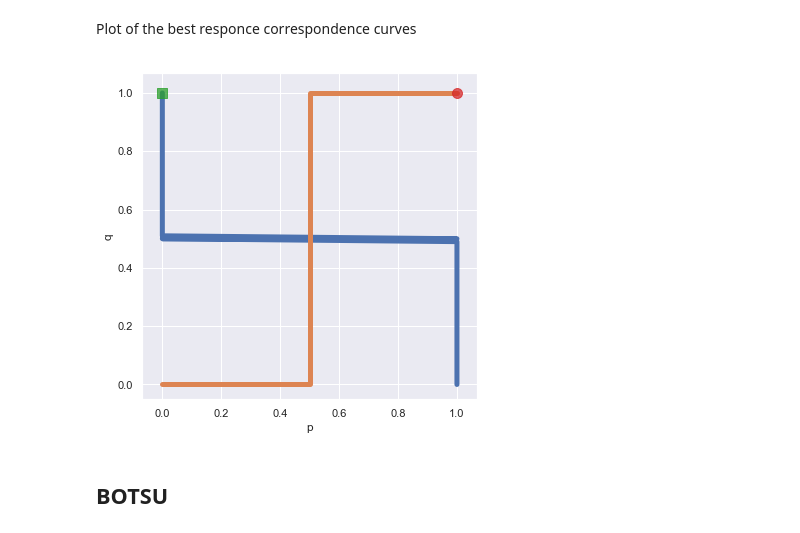
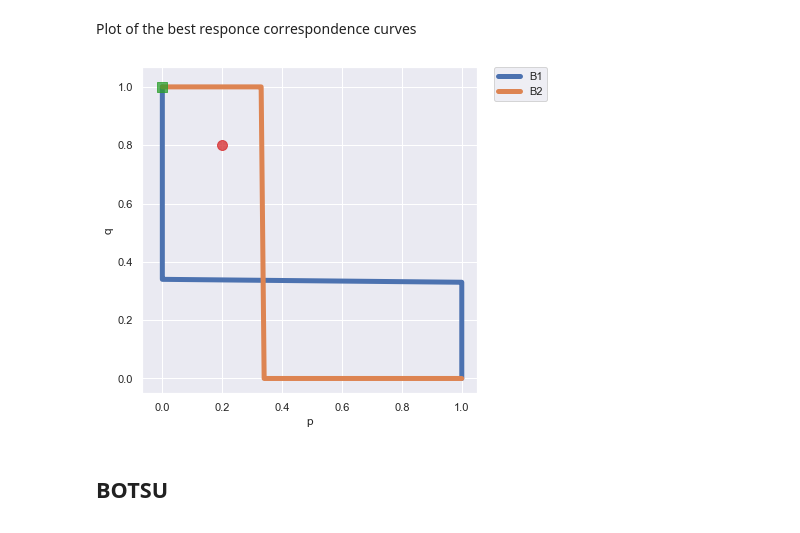
Before and after one commit to aishidajt9/mixed_Nash, a Jupyter notebook: mixed_Nash_eq.ipynb, the cells around one changed output. Cells and saved outputs as stored; diff of their text form; code cells hidden in the pictures.

Commit message:
added chicken game

```diff
--- a/mixed_Nash_eq.ipynb
+++ b/mixed_Nash_eq.ipynb
@@ -11,11 +11,13 @@ import seaborn as sns; sns.set()
 Let us create a 2 x 2 payoff bi-matrix as a pmat object. Payoff matrix for player 1 in the first dimension, denoted as $M_1$, that for player 2 in the second dimension, denoted as $M_2$.
 # %%
 # matching penny for example
-pmat = np.array([[[-1, 1],[1, -1]],[[1, -1], [-1, 1]]])
+# pmat = np.array([[[-1, 1],[1, -1]],[[1, -1], [-1, 1]]])
 # Prisoners Dilemma
 # pmat = np.array([[[5, -4],[6, -3]],[[5, 6], [-4, -3]]])
 # Coordination game
-# pmat = np.array([[[4, 0],[0, 2]],[[4, 0], [0, 2]]])
+# pmat = np.array([[[2, 0],[0, 4]],[[2, 0], [0, 4]]])
+# Chickin game
+pmat = np.array([[[3, 1],[5, 0]],[[3, 5], [1, 0]]])
 print("player 1's matrix M_1:\n", pmat[0, :, :])
 print("player 2's matrix M_2:\n", pmat[1, :, :])
 #print(pmat.transpose(2,1,0).reshape(4,2))
@@ -105,18 +107,19 @@ BestRes2 = np.empty([0, 2])
 for p in np.linspace(0, 1, acc):
     BestRes2 = np.append(BestRes2, B2(p), axis=0)
 # %%
-point = np.array([1, 1]) # (p,q) as the red dot
+point = np.array([0.2, 0.8]) # (p,q) as the red dot
 BestRes = B(point)       # B(p,q) as the green area
 plt.figure(figsize=(6, 6))
 plt.plot(BestRes1[:,0], BestRes1[:,1], lw=5, label = "B1", zorder=1)
 plt.plot(BestRes2[:,0], BestRes2[:,1], lw=5, label = "B2", zorder=2)
 plt.scatter(point[0], point[1], s=100, c="tab:red", alpha=0.75, zorder=3)
 # plt.arrow(point[0], point[1], np.asscalar(BestRes[0,0]-point[0])*0.9, np.asscalar(BestRes[0,1]-point[1])*0.9, width = 0.01, color="tab:red", alpha=0.75, zorder=3)
 plt.scatter(BestRes[:,0], BestRes[:,1], s=100, c="tab:green", marker=",", alpha=0.75, zorder=4)
+plt.legend(bbox_to_anchor=(1.05, 1), loc='upper left', borderaxespad=0)
 plt.xlabel("p")
 plt.ylabel("q");
 # %% [output]
-[figure, old version]
+[figure, new version]
 # %% [markdown]
 ## BOTSU
 # %%
```
Also changed, not shown: parts of 3 cells of this notebook.
